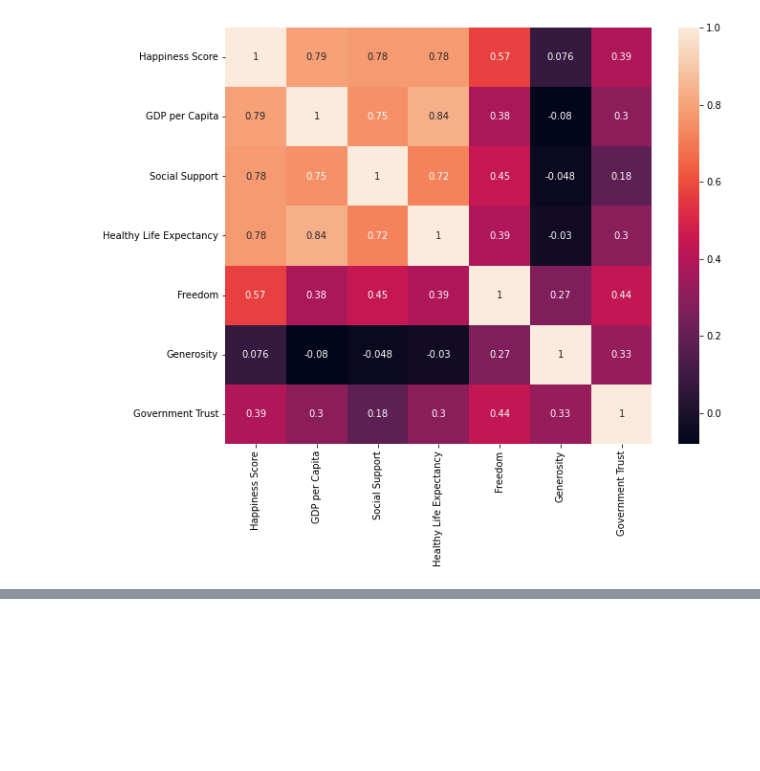
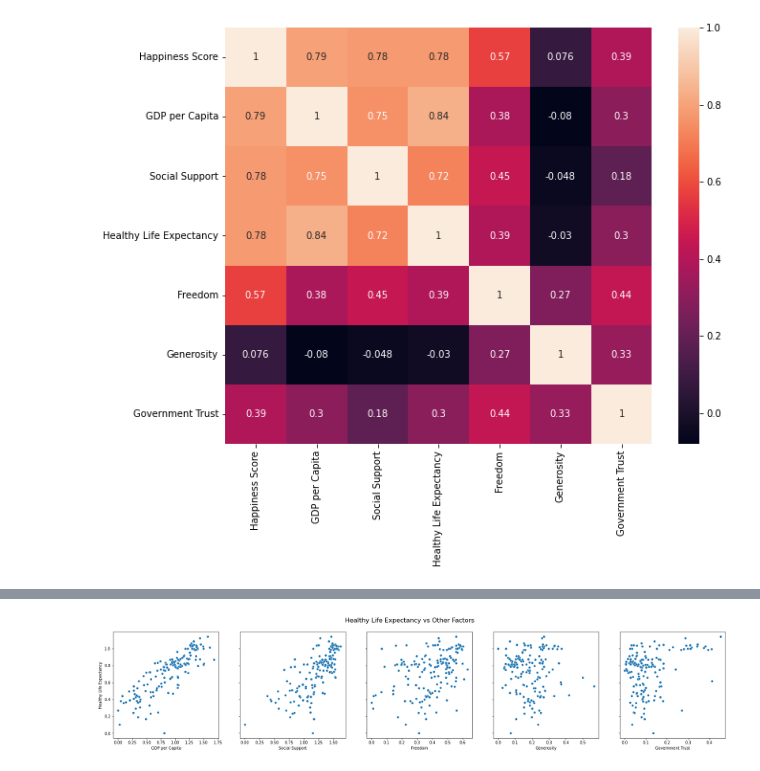
Before and after one commit to aulacson/world-happiness-report, a Jupyter notebook: sample.ipynb, the cells around one changed output, grey strips where cells are left out. Cells and saved outputs as stored; diff of their text form; code cells hidden in the pictures; blank space fills up the shorter version.

Commit message:
Plot healthy life expectancy against other factors

```diff
--- a/sample.ipynb
+++ b/sample.ipynb
@@ -218,0 +232,11 @@ plt.show()
+# %%
+fig2, axes2 = plt.subplots(1, 5, sharey = True, figsize =(28,5))
+fig2.suptitle('Healthy Life Expectancy vs Other Factors', fontsize = 16)
+sns.scatterplot(x = 'GDP per Capita', y = 'Healthy Life Expectancy', data = df_2019, ax = axes2[0])
+sns.scatterplot(x = 'Social Support', y = 'Healthy Life Expectancy', data = df_2019, ax = axes2[1])
+sns.scatterplot(x = 'Freedom', y = 'Healthy Life Expectancy', data = df_2019, ax = axes2[2])
+sns.scatterplot(x = 'Generosity', y = 'Healthy Life Expectancy', data = df_2019, ax = axes2[3])
+sns.scatterplot(x = 'Government Trust', y = 'Healthy Life Expectancy', data = df_2019, ax = axes2[4])
+plt.show()
+# %% [output]
+[figure, added]
```
Also changed, not shown: parts of 2 cells of this notebook.
